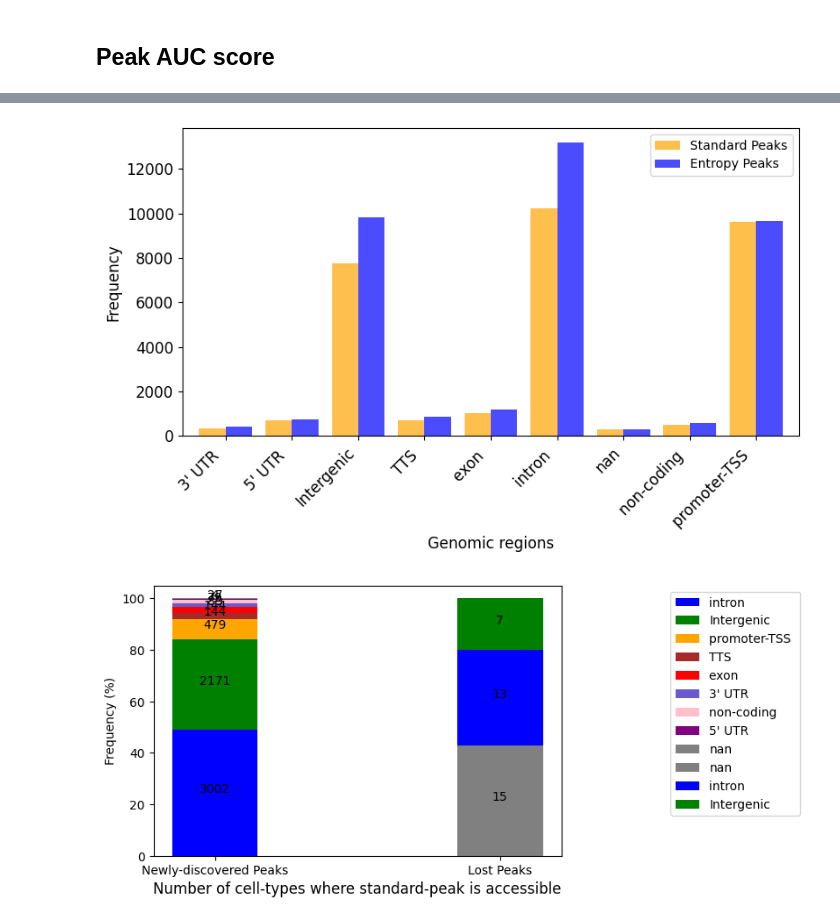
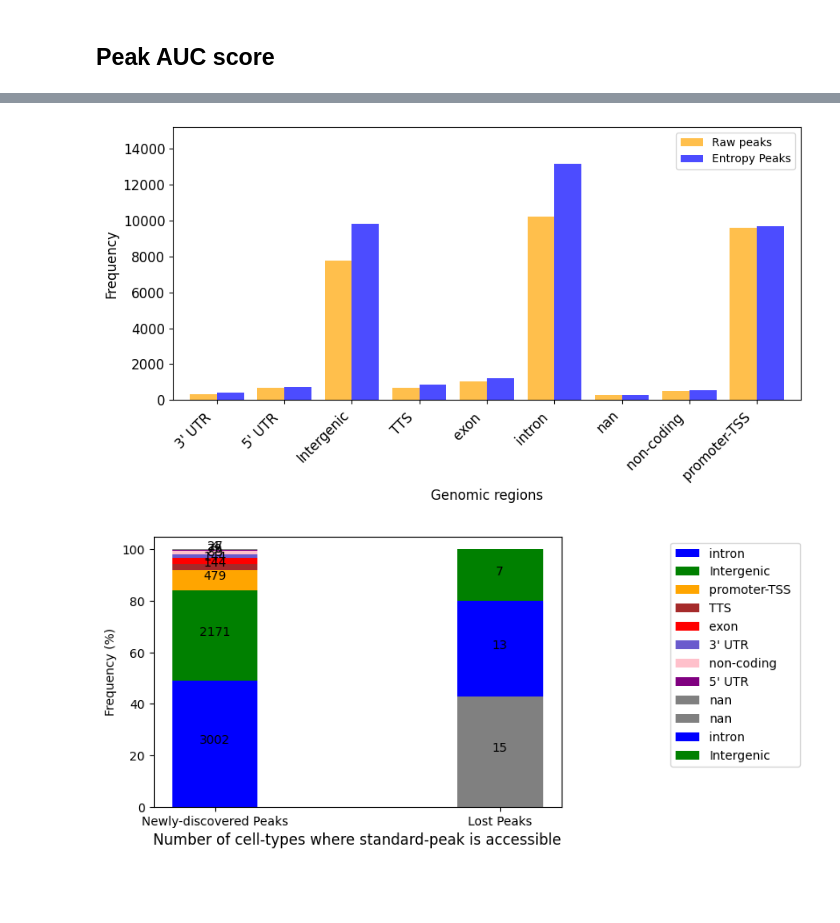
Before and after one commit to streetslab/SADE, a Jupyter notebook: EDA/benchmark_pbmc_compare_modality.ipynb, the cells around one changed output, grey strips where cells are left out. Cells and saved outputs as stored; diff of their text form; code cells hidden in the pictures; blank space fills up the shorter version.

```diff
--- a/EDA/benchmark_pbmc_compare_modality.ipynb
+++ b/EDA/benchmark_pbmc_compare_modality.ipynb
@@ -870,41 +110,54 @@ Median [1000.0, 1000.0, 509.0, 845.0]
 def simplify_annotation(annot_df, inplace=False):
     """
     Simplify the Annotation column.
     """
     if not inplace:
         annot_df = annot_df.copy()
         annot_df['simple_annotation'] = annot_df['Annotation'].apply(lambda x: str(x).split('(')[0])
         return annot_df
     else:
         # in place change of the  DataFrame
         annot_df['simple_annotation'] = annot_df['Annotation'].apply(lambda x: str(x).split('(')[0])
 
 simplify_annotation(peaks_annot, inplace=True)
 simplify_annotation(entropy_peaks_annot, inplace=True)
 simplify_annotation(lost_peaks_annot, inplace=True)
 simplify_annotation(newly_discovered_peaks_annot, inplace=True)
 
 
-peaks_freq = peaks_annot['simple_annotation'].value_counts()
-entropy_peaks_freq = entropy_peaks_annot['simple_annotation'].value_counts()
-newly_discovered_peaks_freq = newly_discovered_peaks_annot['simple_annotation'].value_counts()
-lost_peaks_freq = lost_peaks_annot['simple_annotation'].value_counts()
+standard_peak_freq = peaks_annot['simple_annotation'].value_counts()
+entropy_peak_freq = entropy_peaks_annot['simple_annotation'].value_counts()
+newly_discovered_peak_freq = newly_discovered_peaks_annot['simple_annotation'].value_counts()
+lost_standard_peak_freq = lost_peaks_annot['simple_annotation'].value_counts()
 
 freq_df = pd.DataFrame({
-    'Standard Peaks': peaks_freq,
-    'Entropy Peaks': entropy_peaks_freq
+    'Raw peaks': standard_peak_freq,
+    'Entropy Peaks': entropy_peak_freq
 }).fillna(0)
 
-fig, ax = plt.subplots(figsize=(8, 5))
+fig, ax = plt.subplots(figsize=(9, 5))
 freq_df.plot(kind='bar', width=0.8, alpha=0.7, ax=ax, color=['orange', 'blue'], fontsize=12)
+
+# for i, tick in enumerate(ax.get_xticklabels()):
+#     region_type = tick.get_text()
+#     count = entropy_peak_freq[region_type]
+#     ax.text(i + .22, count +400 , f'{count}', ha='center', fontsize=12)
+
+# for i, tick in enumerate(ax.get_xticklabels()):
+#     region_type = tick.get_text()
+#     count = standard_peak_freq[region_type]
+#     ax.text(i - .31, count + 300 , f'  {count}' if count < 1000 else f'{count}', ha='center', fontsize=12)
+
+
 # ax.set_title('Peak Annotation Frequency Comparison', fontsize=12)
+ax.set_ylim( 0, ax.get_ylim()[1]*1.1)
 ax.set_xlabel('Genomic regions', fontsize=12)
 ax.set_xticklabels(ax.get_xticklabels(), rotation=45, ha='right')
 ax.set_ylabel('Frequency', fontsize=12)
 ax.legend()
 fig.tight_layout()
 # %% [output]
-[figure, old version]
+[figure, new version]
 # %%
 color_map = {'intron ': 'blue', 'promoter-TSS ': 'orange', 'Intergenic': 'green', 'exon ': 'red',
                 "5' UTR ": 'purple', 'TTS ': 'brown', 'non-coding ': 'pink', "3' UTR ": 'slateblue', 'nan': 'grey'}
```
Also changed, not shown: parts of 59 cells of this notebook, 1 other file.
